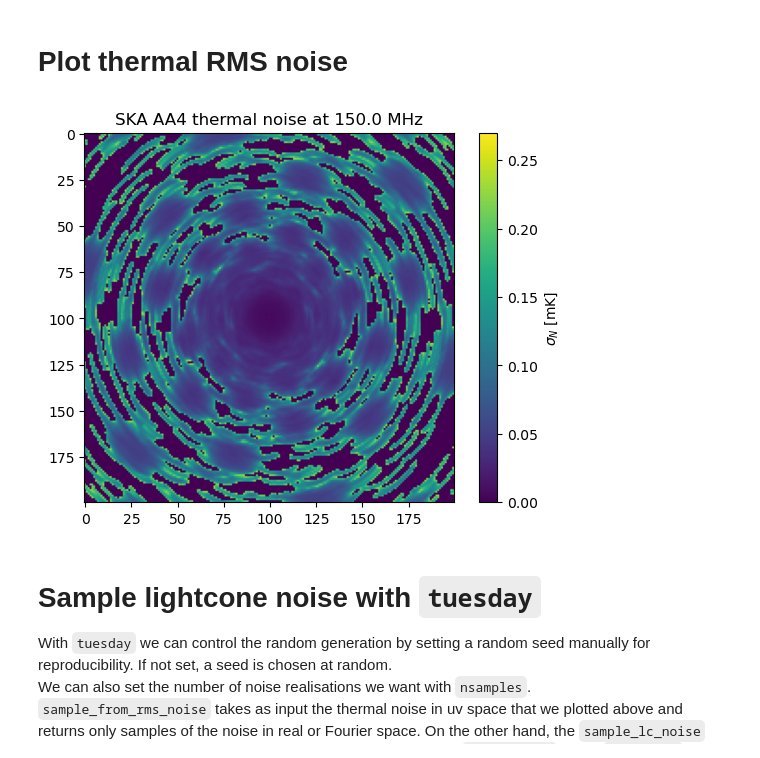
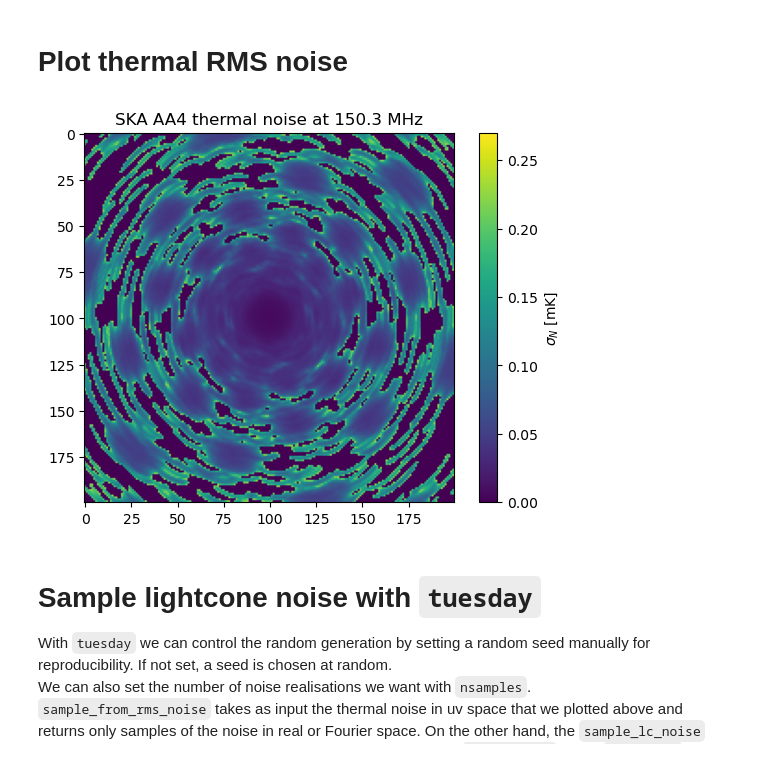
Before and after one commit to 21cmfast/tuesday, a Jupyter notebook: docs/tutorials/lc_noise_example.ipynb, the cells around one changed output. Saved outputs shown, nothing was run; the diff lists cells and outputs as text; code cells hidden in the pictures.

```diff
--- a/docs/tutorials/lc_noise_example.ipynb
+++ b/docs/tutorials/lc_noise_example.ipynb
@@ -33,12 +32,14 @@ Here you can optionally set the minimum and/or maximum baselines as well.
 from tuesday.core import thermal_noise_uv
 from py21cmsense.baseline_filters import BaselineRange
 # %%
-lc_shape = np.array([200,200,2])
+lc_shape = np.array([200,200,20])
 boxlength = 300. *un.Mpc
 integration_time = 60*un.s
+lc_redshifts = np.logspace(np.log10(8.45), np.log10(20), lc_shape[2])
+lc_freqs = [z2f(z).to(un.MHz) for z in lc_redshifts]
 # %%
 # Define an observation
-obs = Observation(observatory=observatory.clone(beam=observatory.beam.clone(frequency=freqs[0])),
+obs = Observation(observatory=observatory,
             time_per_day=hours_tracking,
             lst_bin_size=hours_tracking,
             integration_time=integration_time,
@@ -48,7 +49,7 @@ obs = Observation(observatory=observatory.clone(beam=observatory.beam.clone(freq
                  )
 # %%
 sigma_uv = thermal_noise_uv(obs,
-    freqs,
+    lc_freqs,
     boxlength,
     lc_shape[0],
     min_nbls_per_uv_cell=15
@@ -58,10 +59,10 @@ sigma_uv = thermal_noise_uv(obs,
 # %%
 im = plt.imshow(sigma_uv[...,0].value, vmax = 0.27)
 plt.colorbar(im, label=r"$\sigma_{N}$ [mK]")
-plt.title(f"SKA AA4 thermal noise at {freqs[0].value} MHz")
+plt.title(f"SKA AA4 thermal noise at {np.round(lc_freqs[0].value,1)} MHz")
 plt.show()
 # %% [output]
-[figure, old version]
+[figure, new version]
 # %% [markdown]
 # Sample lightcone noise with `tuesday`
 With `tuesday` we can control the random generation by setting a random seed manually for reproducibility. If not set, a seed is chosen at random.\
```
Also changed, not shown: parts of 9 cells of this notebook, 3 other files.
